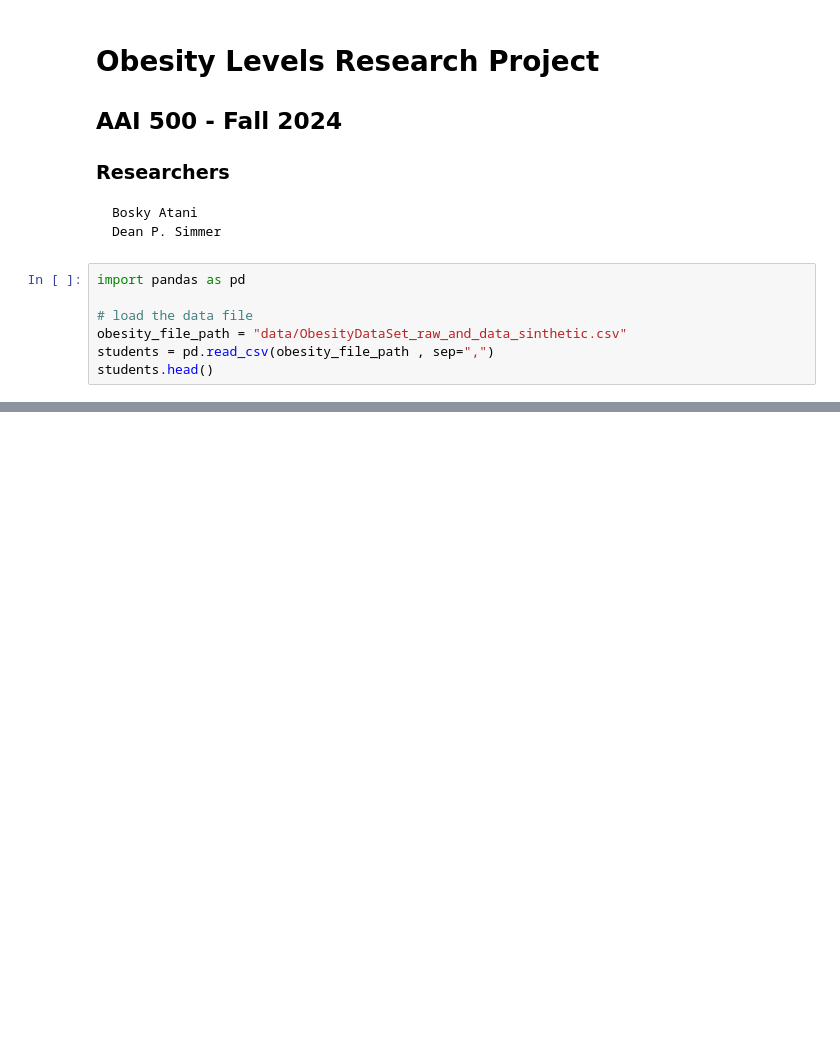
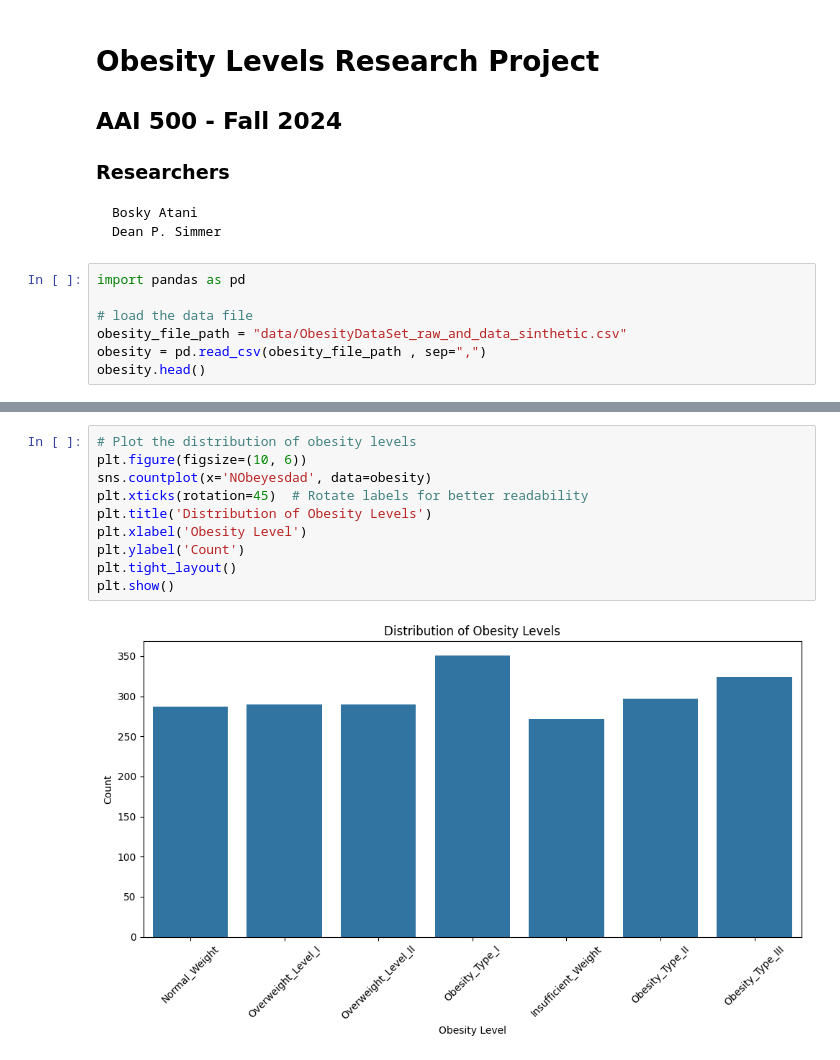
Before and after one commit to mojodean/aai-500-project-obesity-levels, a Jupyter notebook: obesity-levels.ipynb, the cells around one changed output, grey strips where cells are left out. Drawn from its saved outputs; the diff is of its cells as text; blank space fills up the shorter version.

```diff
--- a/obesity-levels.ipynb
+++ b/obesity-levels.ipynb
@@ -11,8 +11,8 @@ import pandas as pd
 
 # load the data file
 obesity_file_path = "data/ObesityDataSet_raw_and_data_sinthetic.csv"
-students = pd.read_csv(obesity_file_path , sep=",")
-students.head()
+obesity = pd.read_csv(obesity_file_path , sep=",")
+obesity.head()
 # %% [output]
 |  | Gender | Age | Height | Weight | family_history_with_overweight | FAVC | FCVC | NCP | CAEC | SMOKE | ... |
 | 0 | Female | 21.0 | 1.62 | 64.0 | yes | no | 2.0 | 3.0 | Sometimes | no | ... |
@@ -37,0 +81,12 @@ plt.show()
+# %%
+# Plot the distribution of obesity levels
+plt.figure(figsize=(10, 6))
+sns.countplot(x='NObeyesdad', data=obesity)
+plt.xticks(rotation=45)  # Rotate labels for better readability
+plt.title('Distribution of Obesity Levels')
+plt.xlabel('Obesity Level')
+plt.ylabel('Count')
+plt.tight_layout()
+plt.show()
+# %% [output]
+[figure, added]
```
Also changed, not shown: parts of 12 cells of this notebook.
